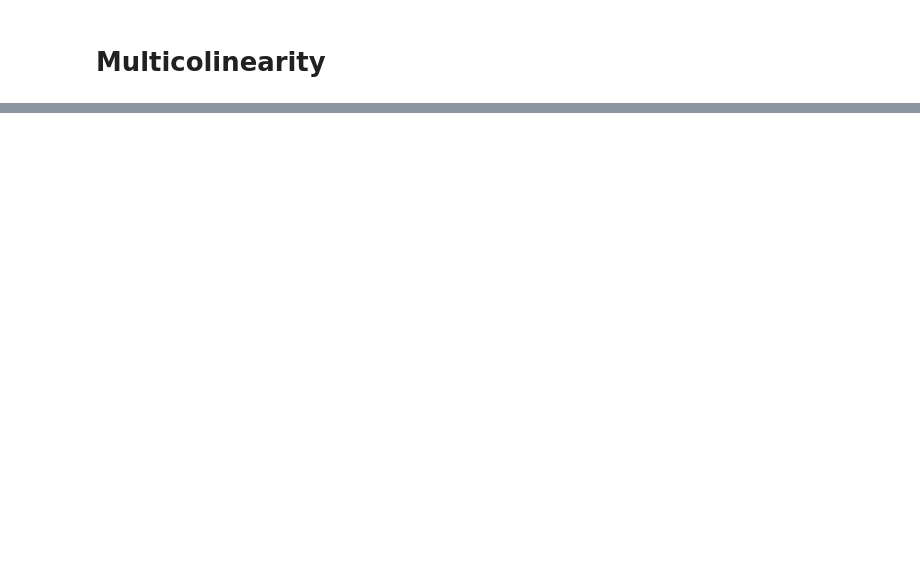
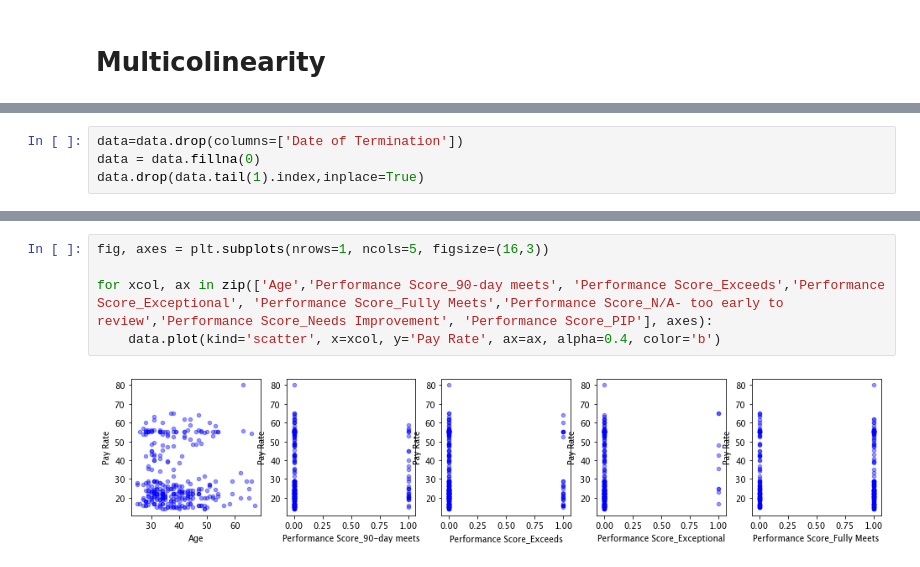
Before and after one commit to estkae/HR_project, a Jupyter notebook: Solving_Problems.ipynb, the cells around one changed output, grey strips where cells are left out. Saved outputs shown, nothing was run; the diff lists cells and outputs as text; blank space fills up the shorter version.

```diff
--- a/Solving_Problems.ipynb
+++ b/Solving_Problems.ipynb
@@ -406,0 +399,4 @@ list(zip(x_cols, vif))
+# %%
+data=data.drop(columns=['Date of Termination'])
+data = data.fillna(0)
+data.drop(data.tail(1).index,inplace=True)
@@ -406,0 +415,7 @@ list(zip(x_cols, vif))
+# %%
+fig, axes = plt.subplots(nrows=1, ncols=5, figsize=(16,3))
+
+for xcol, ax in zip(['Age','Performance Score_90-day meets', 'Performance Score_Exceeds','Performance Score_Exceptional', 'Performance Score_Fully Meets','Performance Score_N/A- too early to review','Performance Score_Needs Improvement', 'Performance Score_PIP'], axes):
+    data.plot(kind='scatter', x=xcol, y='Pay Rate', ax=ax, alpha=0.4, color='b')
+# %% [output]
+[figure, added]
```
Also changed, not shown: parts of 45 cells of this notebook.
